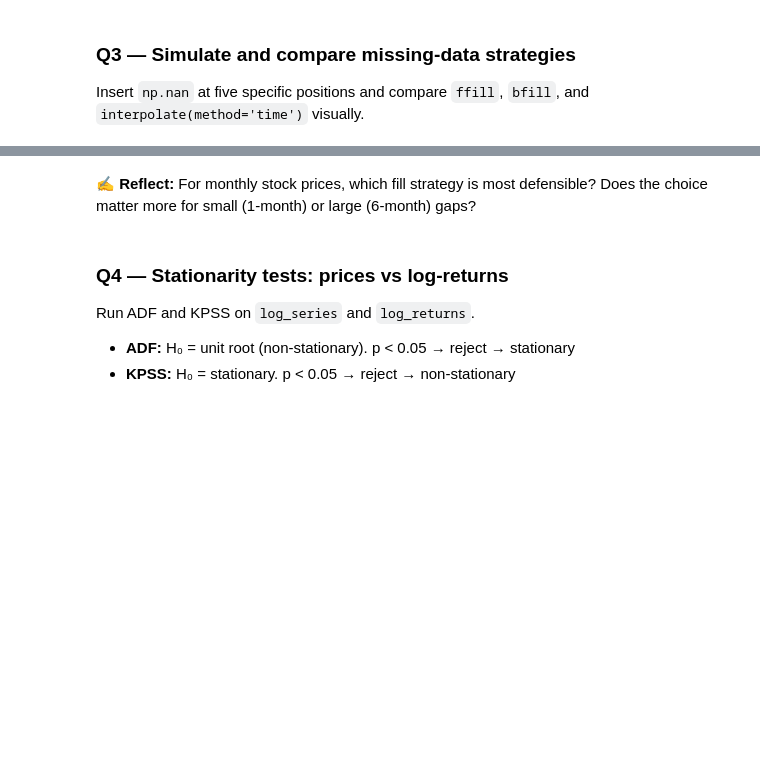
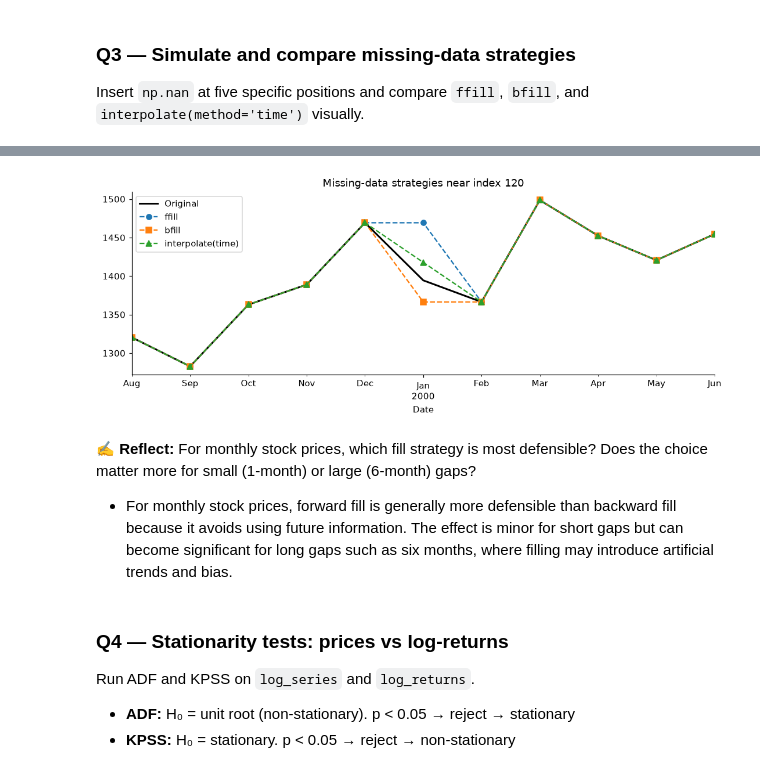
Before and after one commit to CodexAarogya/Fusemachines-Assignments, a Jupyter notebook: Week-8/Assignment/W8_Forecasting_Assignment.ipynb, the cells around one changed output, grey strips where cells are left out. Drawn from its saved outputs; the diff is of its cells as text; code cells hidden in the pictures; blank space fills up the shorter version.

```diff
--- a/Week-8/Assignment/W8_Forecasting_Assignment.ipynb
+++ b/Week-8/Assignment/W8_Forecasting_Assignment.ipynb
@@ -142,22 +245,21 @@ Insert `np.nan` at five specific positions and compare
 # %%
-# Q3 ──────────────────────────────────────────────────────────────────────────
-s_gap = series.copy().astype(float)
-s_gap.iloc[[10, 50, 120, 200, 310]] = np.nan   # five gaps introduced
-
-s_ffill  = None   # fill each gap with the previous available value
-s_bfill  = None   # fill each gap with the next available value
-s_interp = None   # fill each gap using time-weighted linear interpolation
+s_ffill  = s_gap.ffill()   # fill each gap with the previous available value
+s_bfill  = s_gap.bfill()   # fill each gap with the next available value
+s_interp = s_gap.interpolate(method='time')   # fill each gap using time-weighted linear interpolation
 
 w = slice(115, 126)
 fig, ax = plt.subplots(figsize=(10, 4))
 series.iloc[w].plot(ax=ax, label='Original', lw=2, color='black')
 s_ffill.iloc[w].plot(ax=ax,  label='ffill', ls='--', marker='o')
 s_bfill.iloc[w].plot(ax=ax,  label='bfill', ls='--', marker='s')
 s_interp.iloc[w].plot(ax=ax, label='interpolate(time)', ls='--', marker='^')
 ax.set_title('Missing-data strategies near index 120')
 ax.legend(); plt.tight_layout(); plt.show()
+# %% [output]
+[figure, added]
 # %% [markdown]
 ✍ **Reflect:** For monthly stock prices, which fill strategy is most defensible? Does the choice matter more for small (1-month) or large (6-month) gaps?
+- For monthly stock prices, forward fill is generally more defensible than backward fill because it avoids using future information. The effect is minor for short gaps but can become significant for long gaps such as six months, where filling may introduce artificial trends and bias.
 # %% [markdown]
 ### Q4 — Stationarity tests: prices vs log-returns
 
```
Also changed, not shown: parts of 20 cells of this notebook.
